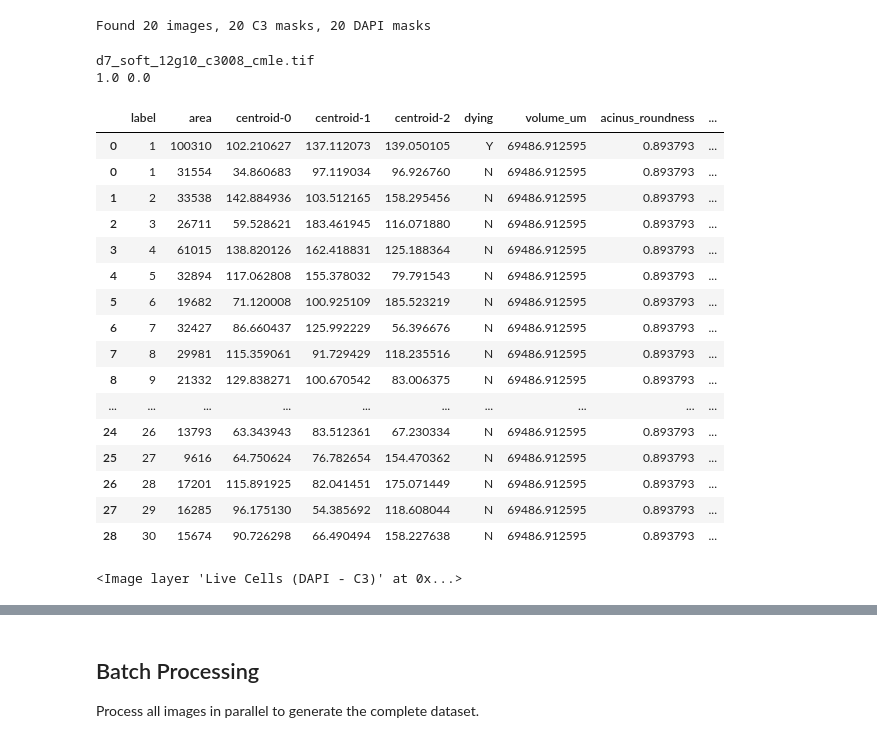
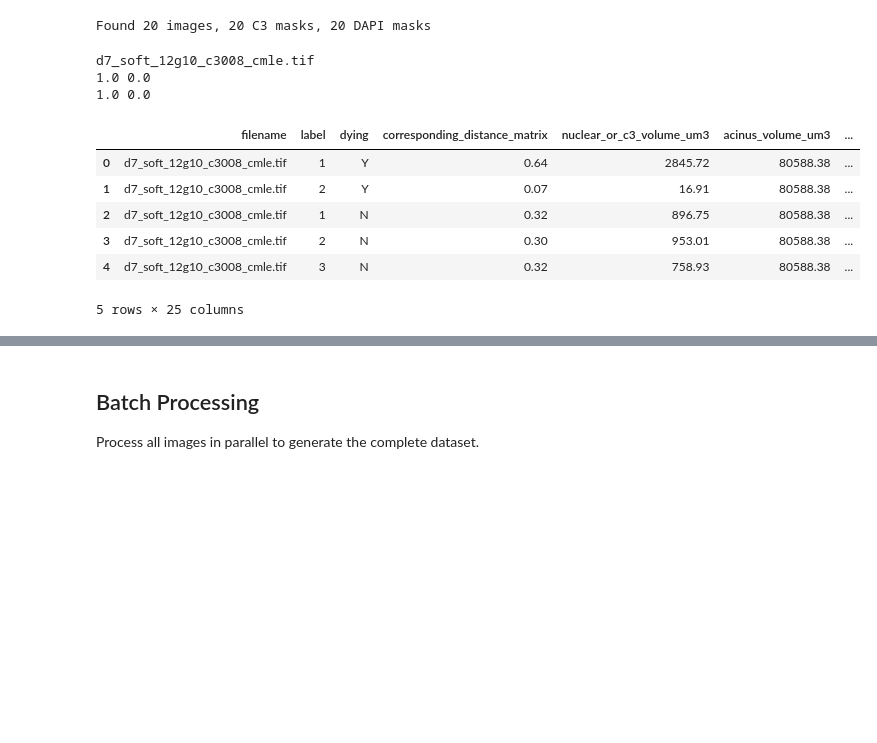
Before and after one commit to isobelth/image_quantification, a Jupyter notebook: Apoptosis_Analysis/c3_inntegrin_proximity_analysis.ipynb, the cells around one changed output, grey strips where cells are left out. Cells and saved outputs as stored; diff of their text form; code cells hidden in the pictures; blank space fills up the shorter version.

```diff
--- a/Apoptosis_Analysis/c3_inntegrin_proximity_analysis.ipynb
+++ b/Apoptosis_Analysis/c3_inntegrin_proximity_analysis.ipynb
@@ -470,41 +528,32 @@ Found 20 images, 20 C3 masks, 20 DAPI masks
 # %%
 # Process a single image for testing
 i = 7
-C3_props, C3_labels, C3_rescaled, distance_scaled, live_cell_labels, filtered_labelled_image, acinus_image, rgb_image, rescaled_live_cells = segment_and_quantify(
-    i, image_paths, c3_paths, dapi_paths, C3_channel=2, to_plot=True
+all_cell_info, estimated_cell_labels, C3_labels, live_cell_labels, acinus_label, rgb_image, rescaled_proximity_protein_image = segment_and_quantify(
+    i, image_paths, c3_paths, dapi_paths, C3_channel=2, membrane_channel=1, proximity_protein_channel=3, to_plot=True
 )
 # %% [output]
 d7_soft_12g10_c3008_cmle.tif
 1.0 0.0
+1.0 0.0
-# %%
-C3_props
-# %% [output]
-|  | label | area | centroid-0 | centroid-1 | centroid-2 | dying | volume_um | acinus_roundness | ... |
-| 0 | 1 | 100310 | 102.210627 | 137.112073 | 139.050105 | Y | 69486.912595 | 0.893793 | ... |
-| 0 | 1 | 31554 | 34.860683 | 97.119034 | 96.926760 | N | 69486.912595 | 0.893793 | ... |
-| 1 | 2 | 33538 | 142.884936 | 103.512165 | 158.295456 | N | 69486.912595 | 0.893793 | ... |
-| 2 | 3 | 26711 | 59.528621 | 183.461945 | 116.071880 | N | 69486.912595 | 0.893793 | ... |
-| 3 | 4 | 61015 | 138.820126 | 162.418831 | 125.188364 | N | 69486.912595 | 0.893793 | ... |
-| 4 | 5 | 32894 | 117.062808 | 155.378032 | 79.791543 | N | 69486.912595 | 0.893793 | ... |
-| 5 | 6 | 19682 | 71.120008 | 100.925109 | 185.523219 | N | 69486.912595 | 0.893793 | ... |
-| 6 | 7 | 32427 | 86.660437 | 125.992229 | 56.396676 | N | 69486.912595 | 0.893793 | ... |
-| 7 | 8 | 29981 | 115.359061 | 91.729429 | 118.235516 | N | 69486.912595 | 0.893793 | ... |
-| 8 | 9 | 21332 | 129.838271 | 100.670542 | 83.006375 | N | 69486.912595 | 0.893793 | ... |
-| ... | ... | ... | ... | ... | ... | ... | ... | ... | ... |
-| 24 | 26 | 13793 | 63.343943 | 83.512361 | 67.230334 | N | 69486.912595 | 0.893793 | ... |
-| 25 | 27 | 9616 | 64.750624 | 76.782654 | 154.470362 | N | 69486.912595 | 0.893793 | ... |
-| 26 | 28 | 17201 | 115.891925 | 82.041451 | 175.071449 | N | 69486.912595 | 0.893793 | ... |
-| 27 | 29 | 16285 | 96.175130 | 54.385692 | 118.608044 | N | 69486.912595 | 0.893793 | ... |
-| 28 | 30 | 15674 | 90.726298 | 66.490494 | 158.227638 | N | 69486.912595 | 0.893793 | ... |
+# %%
+all_cell_info.head()
+# %% [output]
+|  | filename | label | dying | corresponding_distance_matrix | nuclear_or_c3_volume_um3 | acinus_volume_um3 | ... |
+| 0 | d7_soft_12g10_c3008_cmle.tif | 1 | Y | 0.64 | 2845.72 | 80588.38 | ... |
+| 1 | d7_soft_12g10_c3008_cmle.tif | 2 | Y | 0.07 | 16.91 | 80588.38 | ... |
+| 2 | d7_soft_12g10_c3008_cmle.tif | 1 | N | 0.32 | 896.75 | 80588.38 | ... |
+| 3 | d7_soft_12g10_c3008_cmle.tif | 2 | N | 0.30 | 953.01 | 80588.38 | ... |
+| 4 | d7_soft_12g10_c3008_cmle.tif | 3 | N | 0.32 | 758.93 | 80588.38 | ... |
+5 rows × 25 columns
 # %%
 # Visualize segmentation results in Napari
 viewer = napari.Viewer()
-viewer.add_image(C3_rescaled, name='C3 Channel')
-viewer.add_image(acinus_image, name='Acinus Image')
+viewer.add_image(rgb_image, name='RGB Composite')
+viewer.add_labels(acinus_label, name='Acinus Image')
 viewer.add_labels(C3_labels, name='C3 Labels')
-viewer.add_labels(live_cell_labels, name='DAPI Labels')
-viewer.add_labels(filtered_labelled_image, name='Acinus Mask')
-viewer.add_image(rgb_image, name='RGB Composite')
-viewer.add_image(rescaled_live_cells, name='Live Cells (DAPI - C3)')
+viewer.add_labels(live_cell_labels, name='Live Cell Labels')
+viewer.add_labels(estimated_cell_labels, name='Estimated Cell Territories')
+
+# Add proximity protein channel if available
+if rescaled_proximity_protein_image is not None:
+    viewer.add_image(rescaled_proximity_protein_image, name='Proximity Protein', colormap='yellow')
-# %% [output]
-<Image layer 'Live Cells (DAPI - C3)' at 0x...>
```
Also changed, not shown: parts of 11 cells of this notebook.
